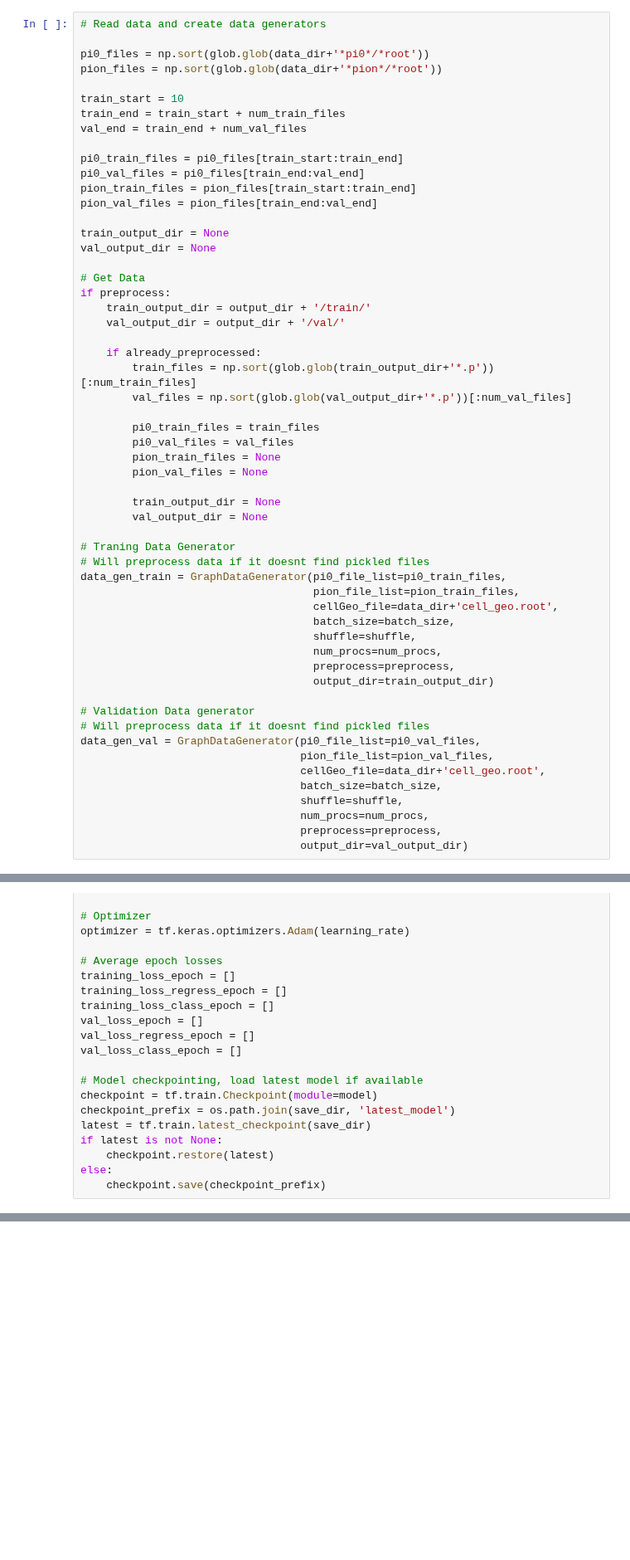
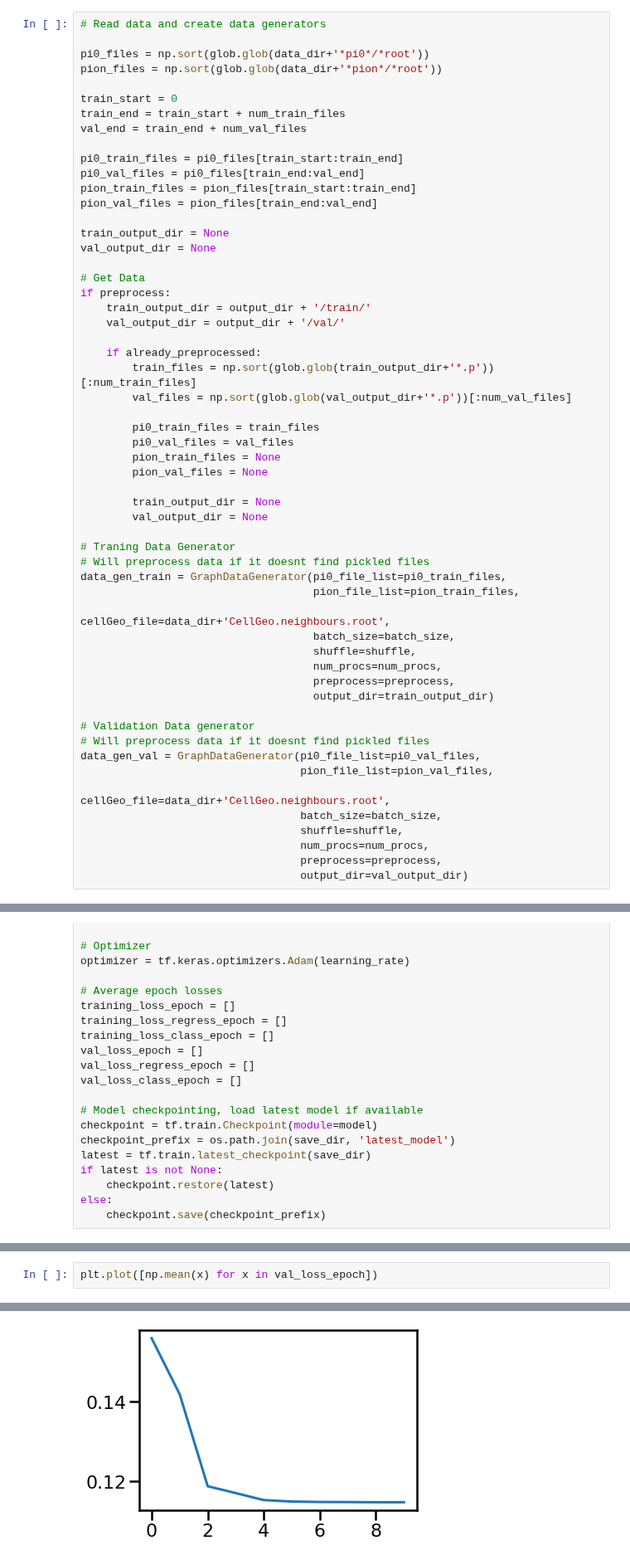
Before and after one commit to atlas-calo-ml/gn4pions_eastbay, a Jupyter notebook: training_example.ipynb, the cells around one changed output, grey strips where cells are left out. Shown at 83% size. Saved outputs shown, nothing was run; the diff lists cells and outputs as text; blank space fills up the shorter version.

```diff
--- a/training_example.ipynb
+++ b/training_example.ipynb
@@ -64,7 +64,7 @@ yaml.dump(config, open(save_dir + '/config.yaml', 'w'))
 pi0_files = np.sort(glob.glob(data_dir+'*pi0*/*root'))
 pion_files = np.sort(glob.glob(data_dir+'*pion*/*root'))
 
-train_start = 10
+train_start = 0
 train_end = train_start + num_train_files
 val_end = train_end + num_val_files
 
@@ -97,7 +97,7 @@ if preprocess:
 # Will preprocess data if it doesnt find pickled files
 data_gen_train = GraphDataGenerator(pi0_file_list=pi0_train_files,
                                     pion_file_list=pion_train_files,
-                                    cellGeo_file=data_dir+'cell_geo.root',
+                                    cellGeo_file=data_dir+'CellGeo.neighbours.root',
                                     batch_size=batch_size,
                                     shuffle=shuffle,
                                     num_procs=num_procs,
@@ -108,7 +108,7 @@ data_gen_train = GraphDataGenerator(pi0_file_list=pi0_train_files,
 # Will preprocess data if it doesnt find pickled files
 data_gen_val = GraphDataGenerator(pi0_file_list=pi0_val_files,
                                   pion_file_list=pion_val_files,
-                                  cellGeo_file=data_dir+'cell_geo.root',
+                                  cellGeo_file=data_dir+'CellGeo.neighbours.root',
                                   batch_size=batch_size,
                                   shuffle=shuffle,
                                   num_procs=num_procs,
@@ -346,0 +329,3 @@ Iter: 0301, Tr_loss_mean: 0.1243, Tr_loss_rg_mean: 0.0734, Tr_loss_cl_mean: 0.27
+# %%
+plt.plot([np.mean(x) for x in val_loss_epoch])
+# %% [output]
@@ -346,0 +333 @@ Iter: 0301, Tr_loss_mean: 0.1243, Tr_loss_rg_mean: 0.0734, Tr_loss_cl_mean: 0.27
+[figure, added]
```
Also changed, not shown: parts of 4 cells of this notebook, 37 other files.
